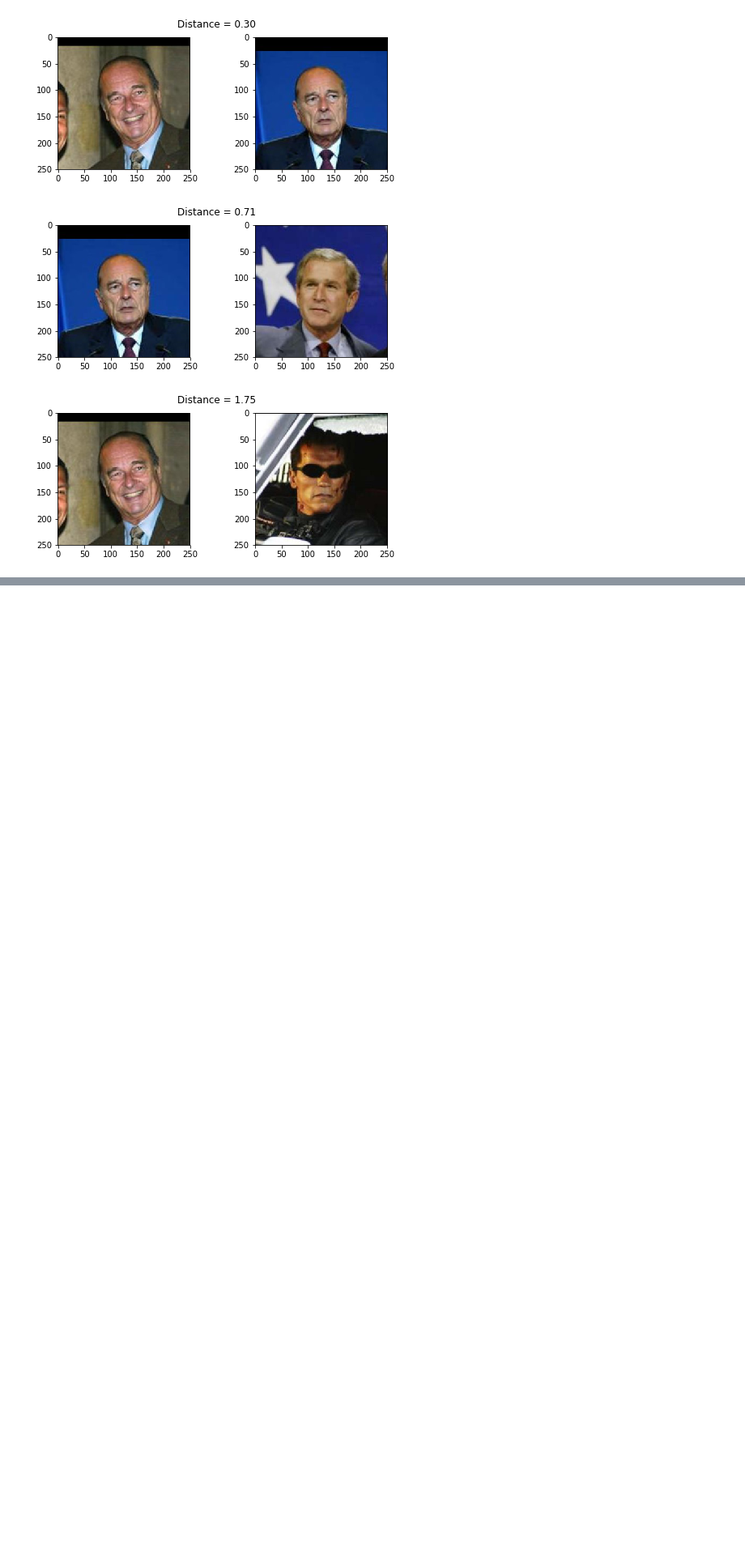
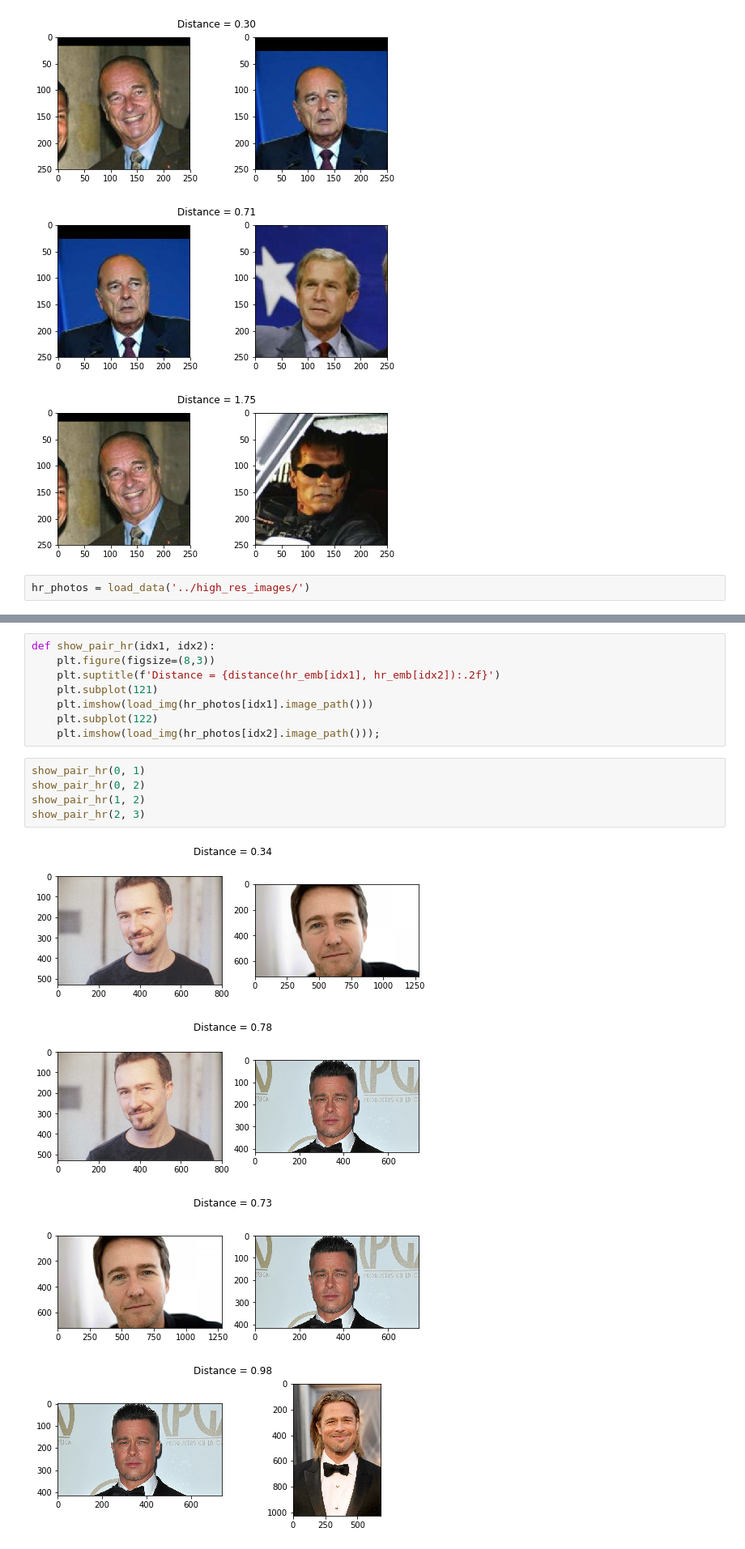
Before and after one commit to otzhora/face_recognition_models_comparation, a Jupyter notebook: FaceNet/face_net_rec.ipynb, the cells around one changed output, grey strips where cells are left out. Shown at 81% size. Cells and saved outputs as stored; diff of their text form; blank space fills up the shorter version.

Commit message:
facnet tested on high res images

```diff
--- a/FaceNet/face_net_rec.ipynb
+++ b/FaceNet/face_net_rec.ipynb
@@ -160,3 +165,5 @@ show_pair_krasserm(2, 50)
 [figure]
 [figure]
 [figure]
+# %%
+hr_photos = load_data('../high_res_images/')
@@ -162,0 +180,18 @@ show_pair_krasserm(2, 50)
+# %%
+def show_pair_hr(idx1, idx2):
+    plt.figure(figsize=(8,3))
+    plt.suptitle(f'Distance = {distance(hr_emb[idx1], hr_emb[idx2]):.2f}')
+    plt.subplot(121)
+    plt.imshow(load_img(hr_photos[idx1].image_path()))
+    plt.subplot(122)
+    plt.imshow(load_img(hr_photos[idx2].image_path()));
+# %%
+show_pair_hr(0, 1)
+show_pair_hr(0, 2)
+show_pair_hr(1, 2)
+show_pair_hr(2, 3)
+# %% [output]
+[figure, added]
+[figure, added]
+[figure, added]
+[figure, added]
```
Also changed, not shown: parts of 5 cells of this notebook.
